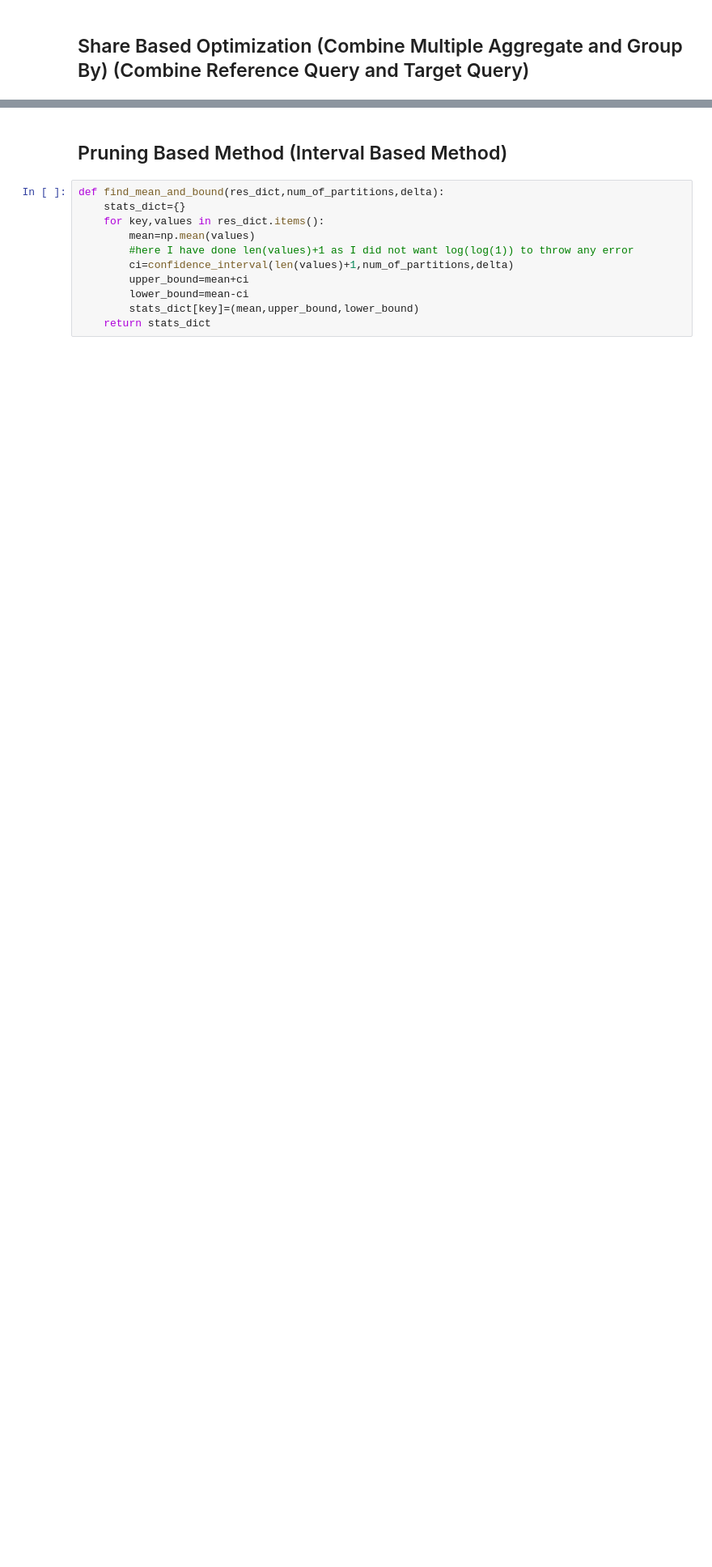
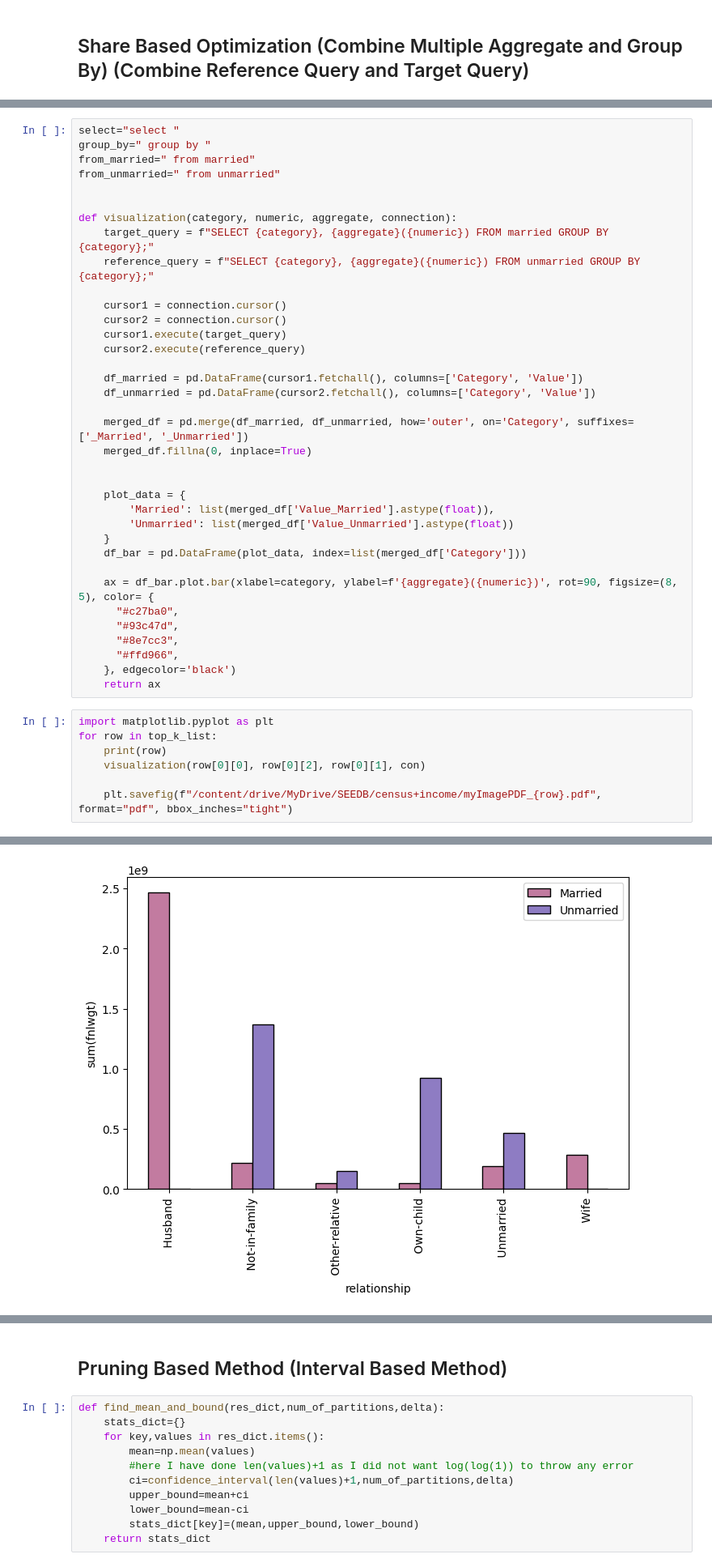
Before and after one commit to hetvishastri/SEEDB, a Jupyter notebook: mini_project.ipynb, the cells around one changed output, grey strips where cells are left out. Shown at 81% size. Saved outputs shown, nothing was run; the diff lists cells and outputs as text; blank space fills up the shorter version.

Commit message:
implemented visualization

```diff
--- a/mini_project.ipynb
+++ b/mini_project.ipynb
@@ -263,0 +290,44 @@ print(result_list[:top_k])
+# %%
+select="select "
+group_by=" group by "
+from_married=" from married"
+from_unmarried=" from unmarried"
+
+
+def visualization(category, numeric, aggregate, connection):
+    target_query = f"SELECT {category}, {aggregate}({numeric}) FROM married GROUP BY {category};"
+    reference_query = f"SELECT {category}, {aggregate}({numeric}) FROM unmarried GROUP BY {category};"
+
+    cursor1 = connection.cursor()
+    cursor2 = connection.cursor()
+    cursor1.execute(target_query)
+    cursor2.execute(reference_query)
+
+    df_married = pd.DataFrame(cursor1.fetchall(), columns=['Category', 'Value'])
+    df_unmarried = pd.DataFrame(cursor2.fetchall(), columns=['Category', 'Value'])
+
+    merged_df = pd.merge(df_married, df_unmarried, how='outer', on='Category', suffixes=['_Married', '_Unmarried'])
+    merged_df.fillna(0, inplace=True)
+
+
+    plot_data = {
+        'Married': list(merged_df['Value_Married'].astype(float)),
+        'Unmarried': list(merged_df['Value_Unmarried'].astype(float))
+    }
+    df_bar = pd.DataFrame(plot_data, index=list(merged_df['Category']))
+
+    ax = df_bar.plot.bar(xlabel=category, ylabel=f'{aggregate}({numeric})', rot=90, figsize=(8, 5), color= {
+      "#c27ba0",
+      "#93c47d",
+      "#8e7cc3",
+      "#ffd966",
+    }, edgecolor='black')
+    return ax
+# %%
+import matplotlib.pyplot as plt
+for row in top_k_list:
+    print(row)
+    visualization(row[0][0], row[0][2], row[0][1], con)
+
+    plt.savefig(f"/content/drive/MyDrive/SEEDB/census+income/myImagePDF_{row}.pdf", format="pdf", bbox_inches="tight")
+# %% [output]
@@ -263,0 +339 @@ print(result_list[:top_k])
+[figure, added]
```
Also changed, not shown: parts of 15 cells of this notebook, 1 other file.
